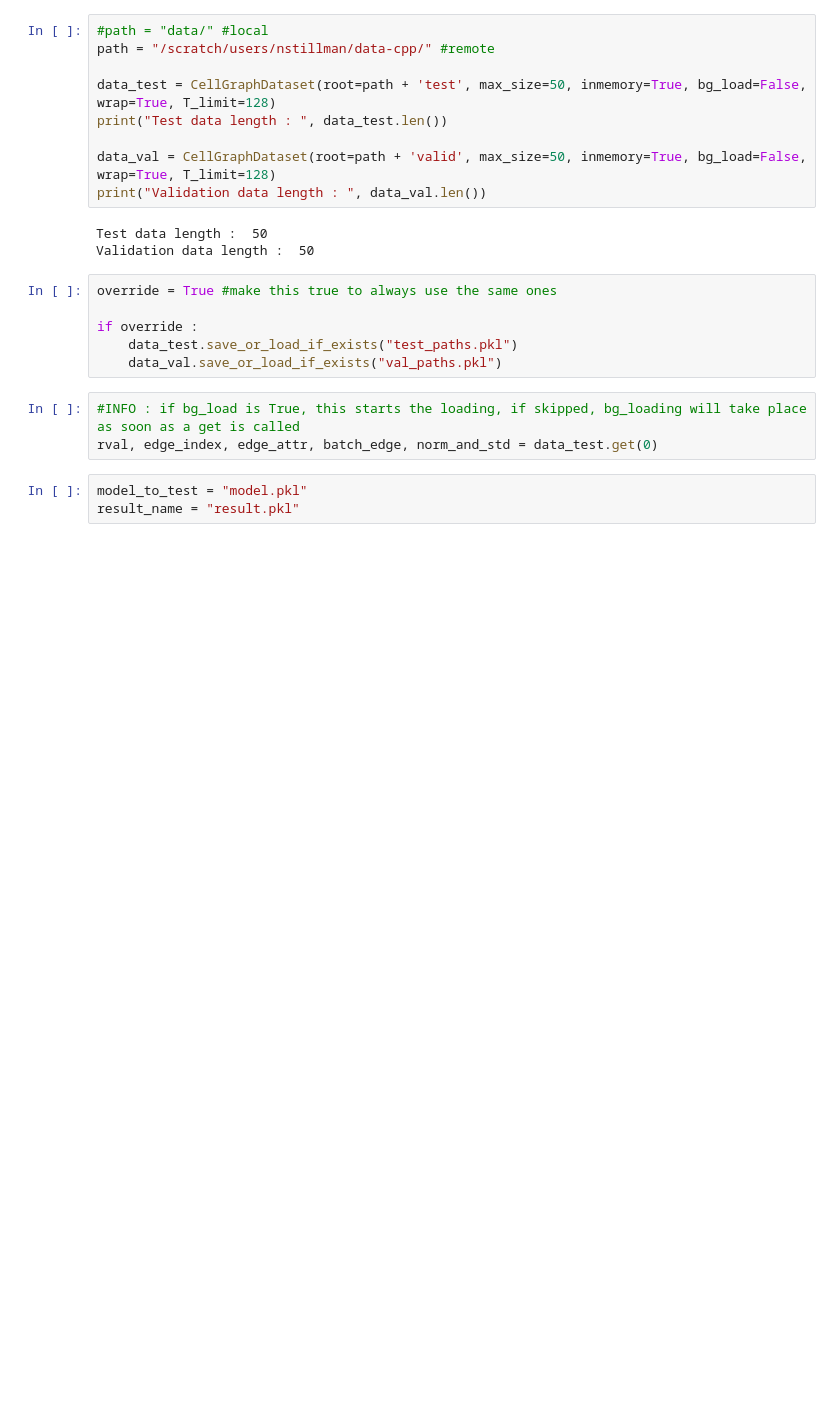
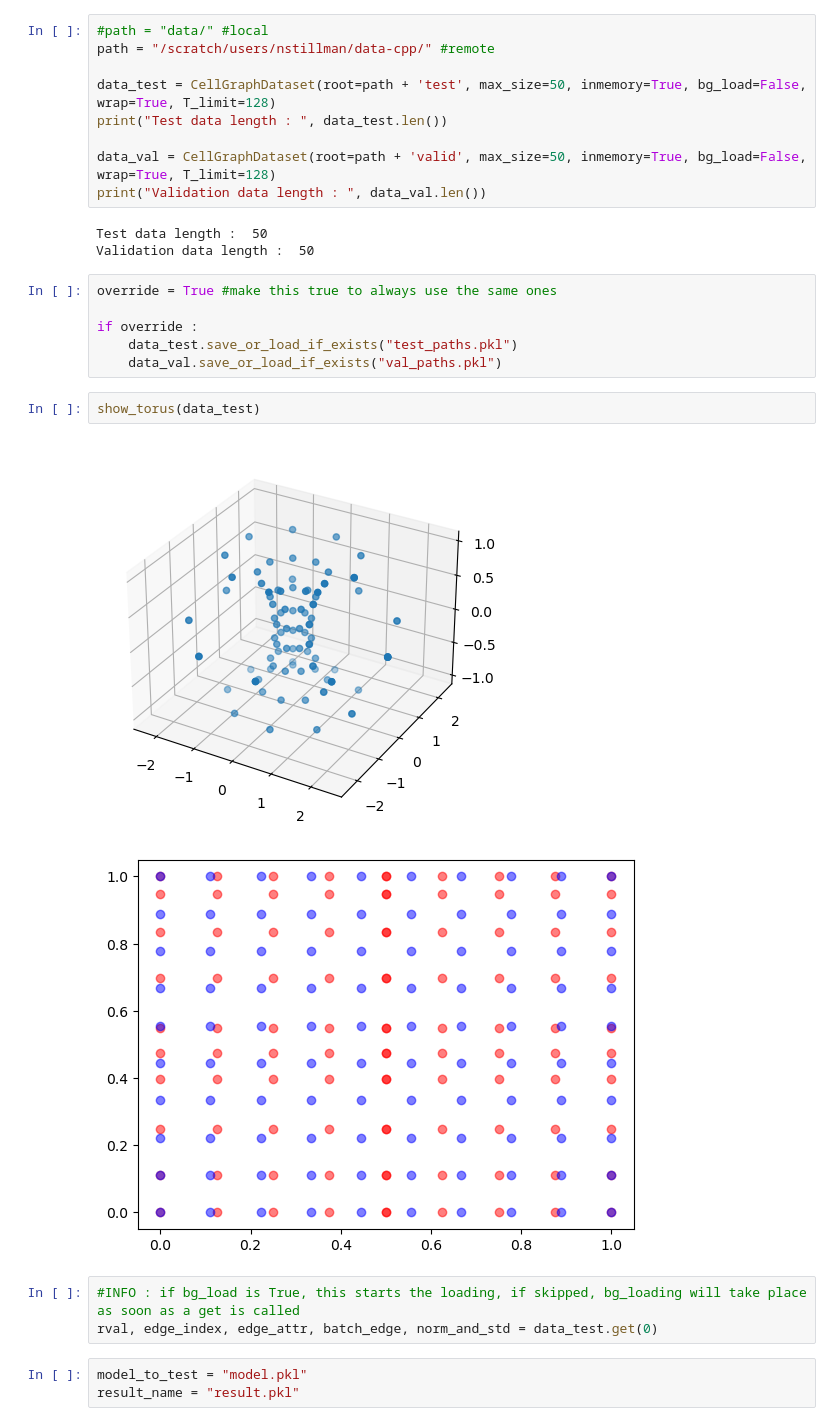
Before and after one commit to Pangasius/graph-displacement, a Jupyter notebook: cell_tester.ipynb, the cells around one changed output. Saved outputs shown, nothing was run; the diff lists cells and outputs as text; blank space fills up the shorter version.

Commit message:
torus

```diff
--- a/cell_tester.ipynb
+++ b/cell_tester.ipynb
@@ -68,6 +69,11 @@ override = True #make this true to always use the same ones
 if override :
     data_test.save_or_load_if_exists("test_paths.pkl")
     data_val.save_or_load_if_exists("val_paths.pkl")
+# %%
+show_torus(data_test)
+# %% [output]
+[figure, added]
+[figure, added]
 # %%
 #INFO : if bg_load is True, this starts the loading, if skipped, bg_loading will take place as soon as a get is called
 rval, edge_index, edge_attr, batch_edge, norm_and_std = data_test.get(0)
```
Also changed, not shown: parts of 5 cells of this notebook, 10 other files.
